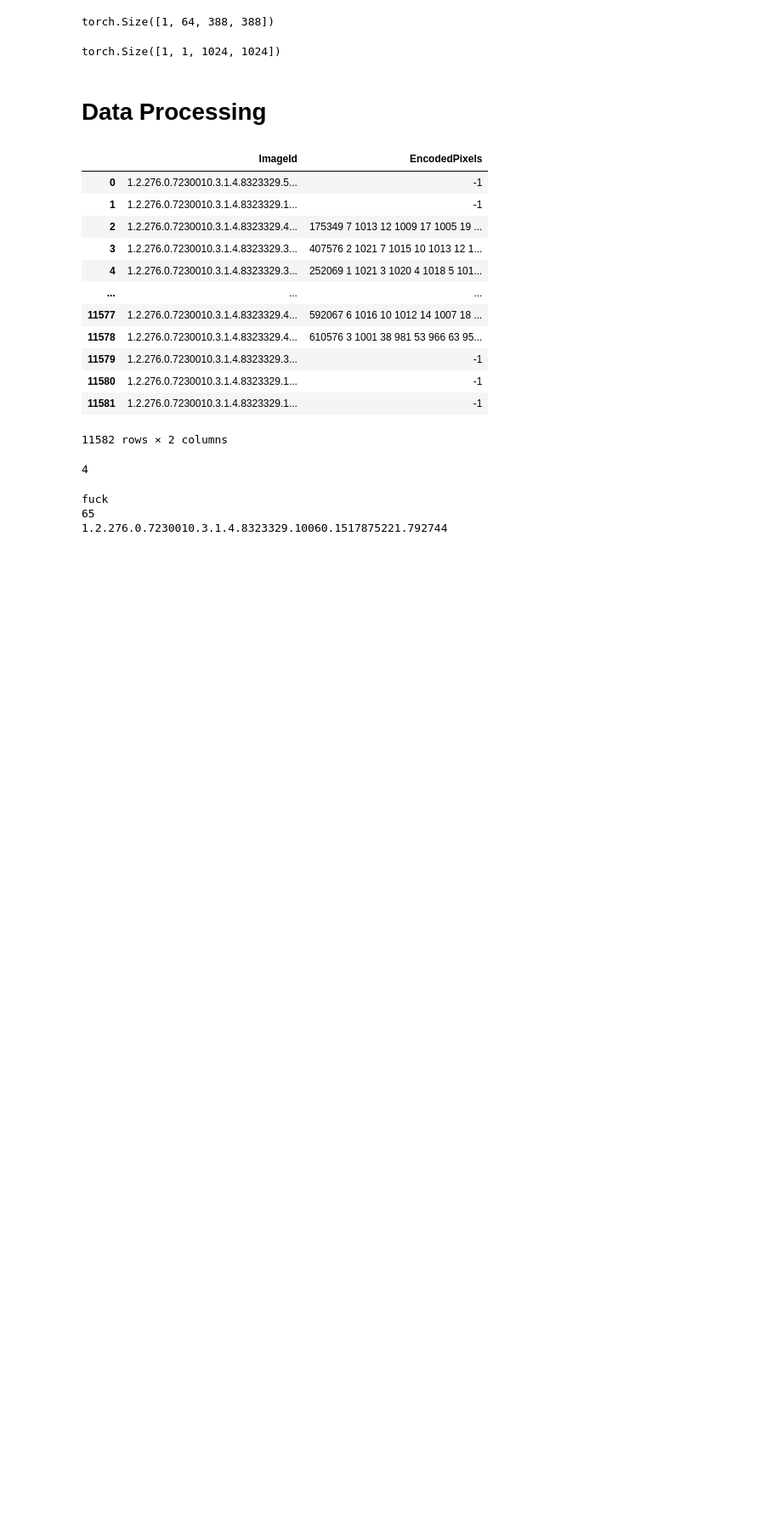
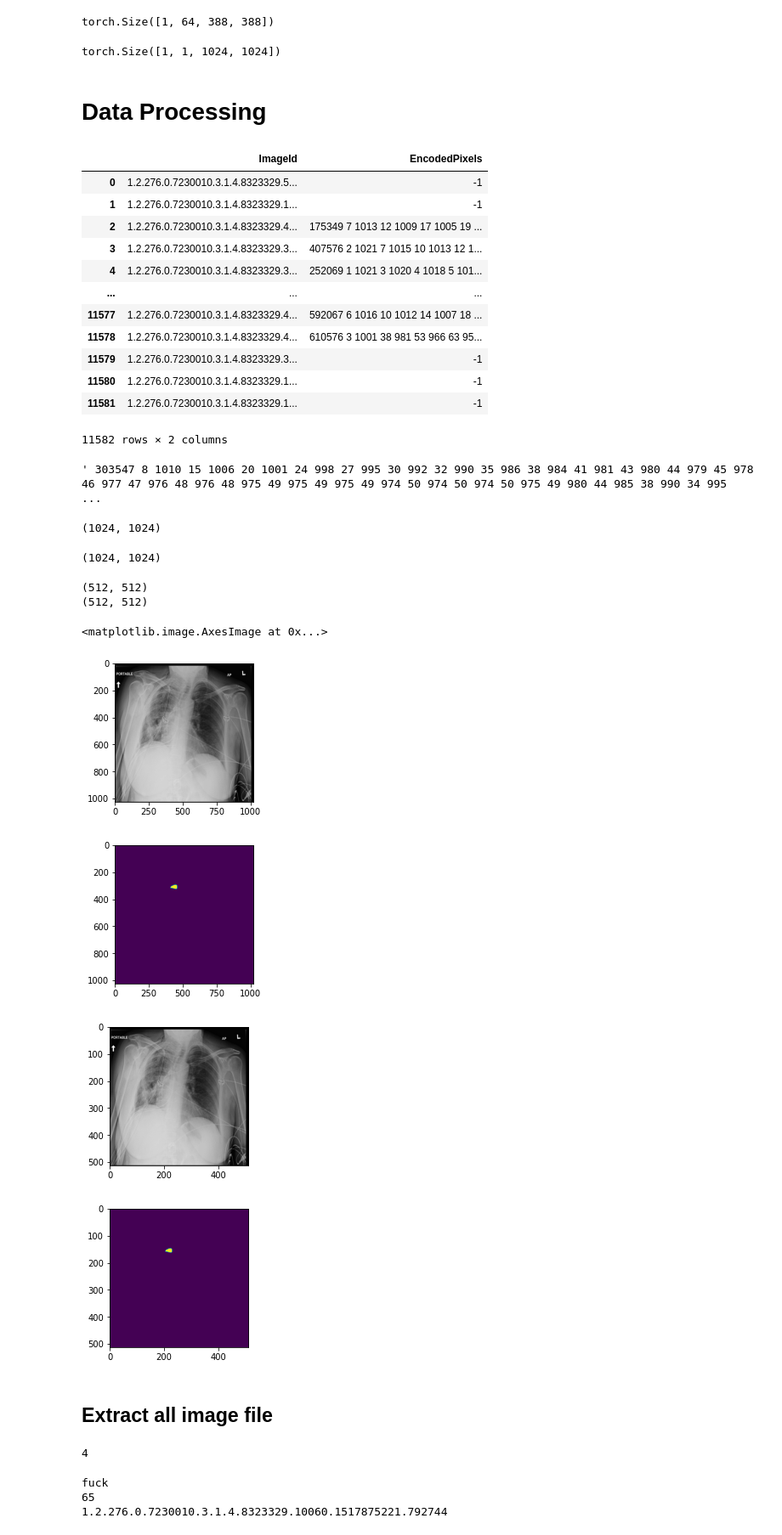
Before and after one commit to pchengWang/APS360_QNMD, a Jupyter notebook: primary_model_Unet.ipynb, the cells around one changed output. Shown at 85% size. Drawn from its saved outputs; the diff is of its cells as text; code cells hidden in the pictures; blank space fills up the shorter version.

```diff
--- a/primary_model_Unet.ipynb
+++ b/primary_model_Unet.ipynb
@@ -187,6 +193,47 @@ for idx, path in enumerate(level1_folder):
 dicom_file_path = []
 for i in range(len(level2_folder)):
     dicom_file_path.append(glob.glob(f"{level2_folder[i][0]}/*.dcm"))
+# %%
+# down sample
+from scipy.ndimage.interpolation import zoom
+
+temp = pydicom.dcmread(f"{dicom_file_path[1000][0]}").pixel_array
+img_id = pydicom.dcmread(f"{dicom_file_path[1000][0]}").file_meta[(2,3)].value
+label_mask = train_rle.loc[train_rle['ImageId'] == img_id][' EncodedPixels']
+label_mask = label_mask.values[0]
+display(label_mask)
+
+mask_img = rle2mask(label_mask, image_height, image_width)
+
+display(mask_img.shape)
+display(temp.shape)
+
+plt.figure(figsize=(3,3))
+plt.imshow(temp, cmap='gray')
+plt.figure(figsize=(3,3))
+plt.imshow(mask_img)
+
+data_img = zoom(temp, zoom = 0.5, order=1)
+mask_img = zoom(mask_img, zoom = 0.5, order=1)
+print(data_img.shape)
+print(mask_img.shape)
+plt.figure(figsize=(3,3))
+plt.imshow(data_img, cmap = 'gray')
+plt.figure(figsize=(3,3))
+plt.imshow(mask_img)
+# %% [output]
+' 303547 8 1010 15 1006 20 1001 24 998 27 995 30 992 32 990 35 986 38 984 41 981 43 980 44 979 45 978 46 977 47 976 48 976 48 975 49 975 49 975 49 974 50 974 50 974 50 975 49 980 44 985 38 990 34 995  ...
+(1024, 1024)
+(1024, 1024)
+(512, 512)
+(512, 512)
+<matplotlib.image.AxesImage at 0x...>
+[figure, added]
+[figure, added]
+[figure, added]
+[figure, added]
+# %% [markdown]
+## Extract all image file
 # %%
 train_dcm_img = []
 train_img_id = []
```
Also changed, not shown: parts of 13 cells of this notebook.
